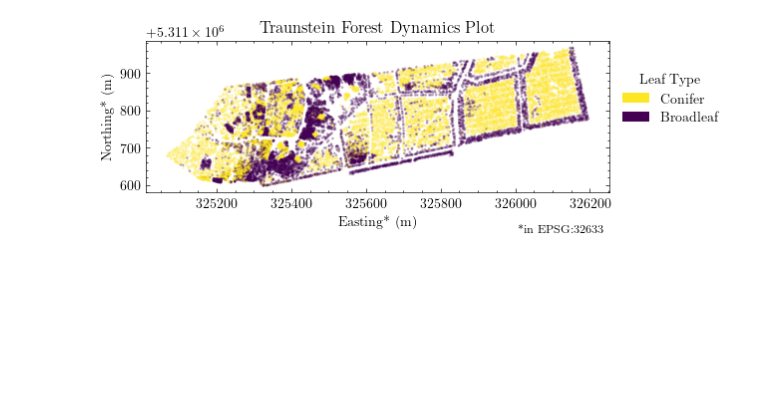
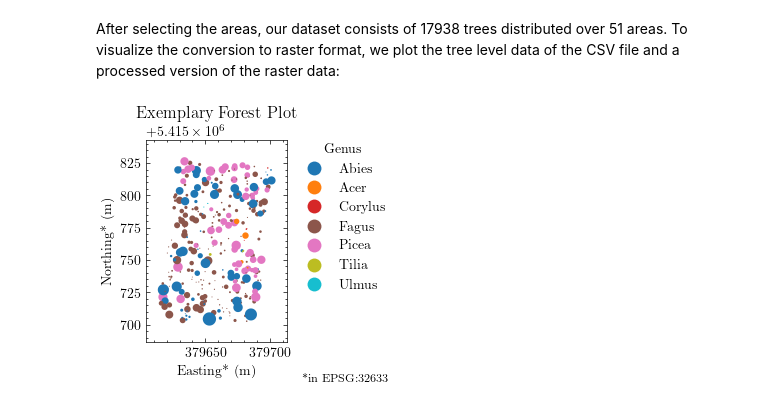
Before and after one commit to peter-hofinger/sentinel-leaf-classifier, a Jupyter notebook: notebooks/0-ground-truth.ipynb, the cells around one changed output. Saved outputs shown, nothing was run; the diff lists cells and outputs as text; code cells hidden in the pictures; blank space fills up the shorter version.

```diff
--- a/notebooks/0-ground-truth.ipynb
+++ b/notebooks/0-ground-truth.ipynb
@@ -22,18 +27,26 @@ We load the plot data and visualize it:
 # %%
 # Load the data and convert it to a GeoDataFrame
+from logging import INFO
+from pathlib import Path
+from sys import stdout
+
+import geopandas as gpd
 import pandas as pd
-import geopandas as gpd
+from loguru import logger
 
-df = pd.read_csv("../data/interim/plot.csv", parse_dates=["date"])
+logger.configure(handlers=[{"sink": stdout, "format": "{message}", "level": INFO}])
 
-data = df.drop(["longitude", "latitude"], axis=1)
-geometry = gpd.points_from_xy(df["longitude"], df["latitude"])
+example_path = Path("../data/interim/train/95.csv")
+example = pd.read_csv(example_path, parse_dates=["date"])
+
+data = example.drop(["longitude", "latitude"], axis=1)
+geometry = gpd.points_from_xy(example["longitude"], example["latitude"])
 gdf = gpd.GeoDataFrame(data, crs="EPSG:4326", geometry=geometry)
 
 gdf = gdf.to_crs("EPSG:32633")
 
-print("Data types per column:\n")
-print(gdf.dtypes)
+logger.info("Data types per column:\n")
+logger.info(gdf.dtypes)
 # %% [output]
 Data types per column:
 
@@ -45,44 +148,43 @@ dtype: object
+# %% [markdown]
+After selecting the areas, our dataset consists of 17938 trees distributed over 51 areas. To visualize the conversion to raster format, we plot the tree level data of the CSV file and a processed version of the raster data:
 # %%
 # Plot the data on stem level
-from matplotlib.patches import Patch
-from matplotlib.cm import viridis
 from pathlib import Path
+
 import matplotlib.pyplot as plt
-import scienceplots
 
-plt.style.use("science")
+gdf_buffer = gdf.copy()
+gdf_buffer["geometry"] = gdf_buffer["geometry"].buffer(gdf_buffer["dbh"] * 5)
 
 # Plot
-ax = gdf.plot(
-    markersize=1, figsize=(6, 2), alpha=0.25, column="conifer", cmap="viridis"
-)
-legend_elements = [
-    Patch(facecolor=viridis.get_over(), label="Conifer"),
-    Patch(facecolor=viridis.get_under(), label="Broadleaf"),
-]
+fig, ax = plt.subplots()
 golden_ratio = (1 + 5**0.5) / 2
-ax.legend(
-    handles=legend_elements,
-    title="Leaf Type",
-    loc="center left",
-    bbox_to_anchor=(1, 1 / golden_ratio),
+ax = gdf_buffer.plot(
+    column="genus",
+    legend=True,
+    legend_kwds={
+        "title": "Genus",
+        "loc": "center left",
+        "bbox_to_anchor": (1, 1 / golden_ratio),
+    },
+    ax=ax,
 )
 
+ax.margins(x=0.1, y=0.1)
+
 # Format
-ax.set_title("Traunstein Forest Dynamics Plot")
+ax.set_title("Exemplary Forest Plot")
 ax.set_xlabel("Easting* (m)")
 ax.set_ylabel("Northing* (m)")
 ax.annotate(
     "*in EPSG:32633",
-    (ax.get_position().x1 - 0.05, 0),
+    (ax.get_position().x1, 0),
     xycoords="figure fraction",
     va="bottom",
-    ha="right",
+    ha="center",
     fontsize="small",
 )
 
-figure_path = f"../reports/figures/ground_truth/{ax.get_title()}.svg"
-Path(figure_path).parent.mkdir(parents=True, exist_ok=True)
-plt.savefig(figure_path, dpi=300)
+save_fig(fig, f"../reports/figures/ground_truth/{ax.get_title()}.svg")
 # %% [output]
-[figure, old version]
+[figure, new version]
```
Also changed, not shown: parts of 16 cells of this notebook, 4 other files.
